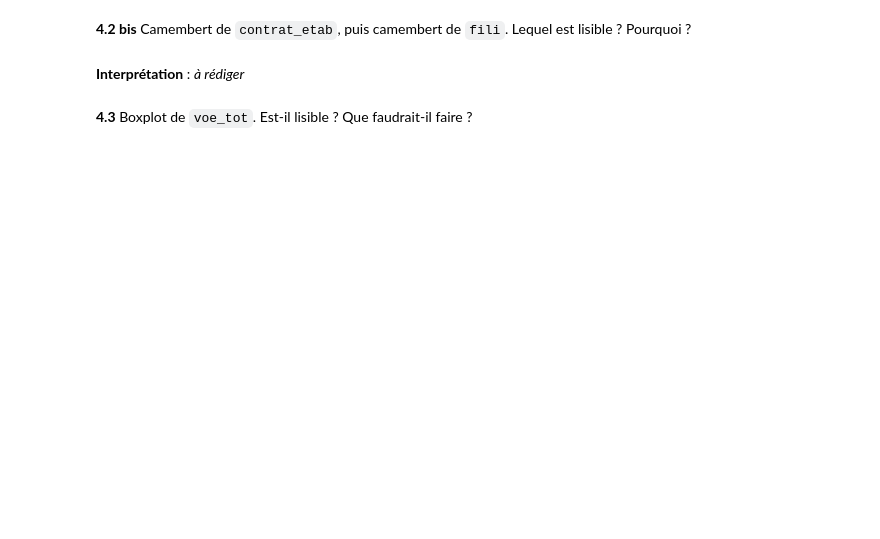
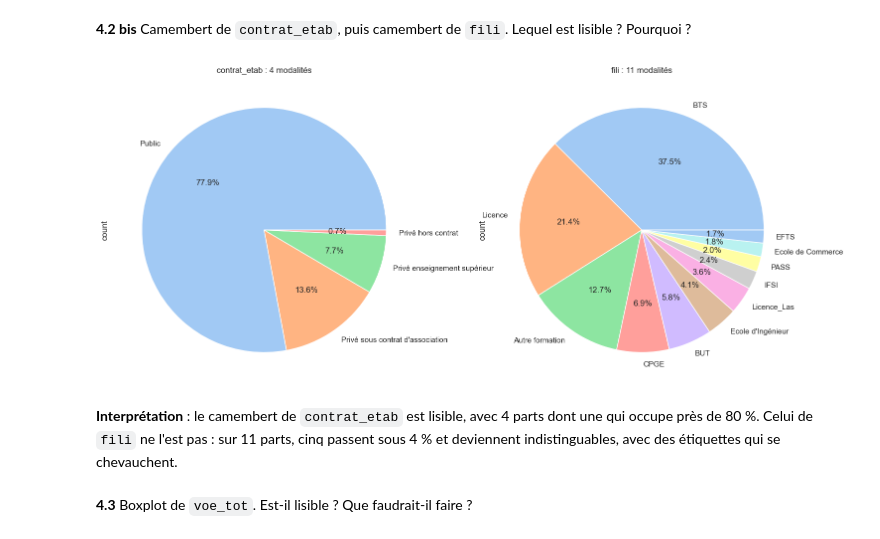
Before and after one commit to Atabbi/Analyse-Univari-, a Jupyter notebook: TP_Parcoursup.ipynb, the cells around one changed output. Drawn from its saved outputs; the diff is of its cells as text; code cells hidden in the pictures; blank space fills up the shorter version.

```diff
--- a/TP_Parcoursup.ipynb
+++ b/TP_Parcoursup.ipynb
@@ -262,6 +333,20 @@ La variance vaut 453 294 si on divise par n, et 503 660 si on divise par n − 1
 # %% [markdown]
 **4.2 bis** Camembert de `contrat_etab`, puis camembert de `fili`. Lequel est lisible ? Pourquoi ?
+# %%
+fig, axes = plt.subplots(1, 2, figsize=(18, 8))
+couleurs = sns.color_palette('pastel')
+
+df['contrat_etab'].value_counts().plot.pie(autopct='%1.1f%%', colors=couleurs, ax=axes[0])
+axes[0].set_title("contrat_etab : 4 modalités")
+
+
+df['fili'].value_counts().plot.pie(autopct='%1.1f%%', colors=couleurs, ax=axes[1])
+axes[1].set_title("fili : 11 modalités")
+
+plt.show()
+# %% [output]
+[figure, added]
 # %% [markdown]
-**Interprétation** : _à rédiger_
+**Interprétation** : le camembert de `contrat_etab` est lisible, avec 4 parts dont une qui occupe près de 80 %. Celui de `fili` ne l'est pas : sur 11 parts, cinq passent sous 4 % et deviennent indistinguables, avec des étiquettes qui se chevauchent.
 # %% [markdown]
 **4.3** Boxplot de `voe_tot`. Est-il lisible ? Que faudrait-il faire ?
```
Also changed, not shown: parts of 10 cells of this notebook.
